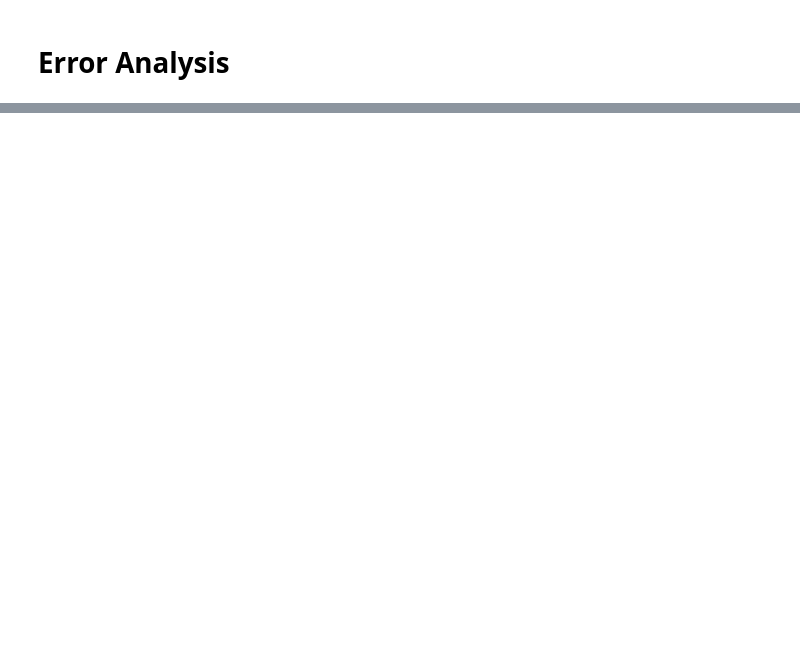
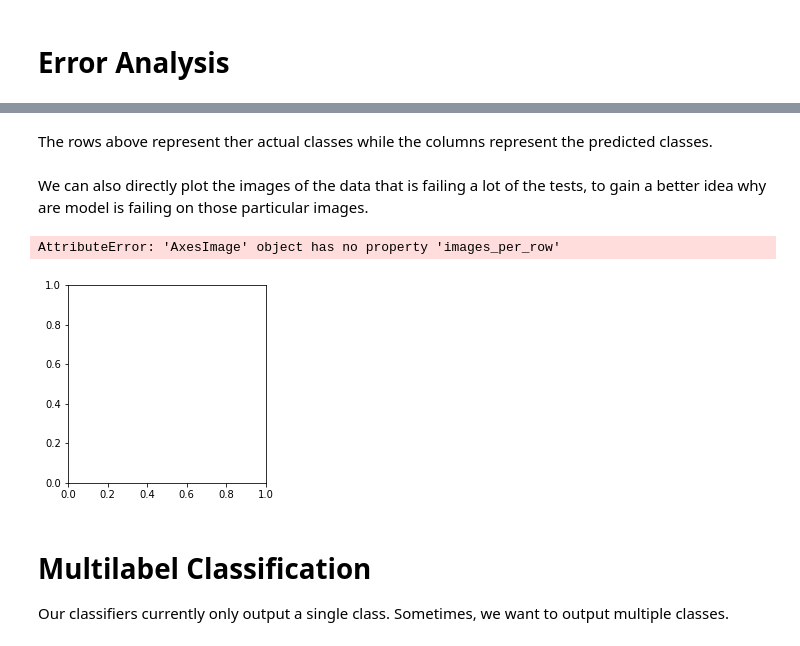
Before and after one commit to alexandreLamarre/Digit-recognition-CNN, a Jupyter notebook: digitsCNN.ipynb, the cells around one changed output, grey strips where cells are left out. Cells and saved outputs as stored; diff of their text form; code cells hidden in the pictures; blank space fills up the shorter version.

Commit message:
Error analysis

```diff
--- a/digitsCNN.ipynb
+++ b/digitsCNN.ipynb
@@ -297,0 +336,38 @@ array([0.87365, 0.85835, 0.8689 ])
+# %% [markdown]
+The rows above represent ther actual classes while the columns represent the predicted classes.
+# %% [markdown]
+We can also directly plot the images of the data that is failing a lot of the tests, to gain a better idea why are model is failing on those particular images.
+# %%
+def plot_digits(instances, images_per_row=10, **options):
+    size = 28
+    images_per_row = min(len(instances), images_per_row)
+    images = [instance.reshape(size,size) for instance in instances]
+    n_rows = (len(instances) - 1) // images_per_row + 1
+    row_images = []
+    n_empty = n_rows * images_per_row - len(instances)
+    images.append(np.zeros((size, size * n_empty)))
+    for row in range(n_rows):
+        rimages = images[row * images_per_row : (row + 1) * images_per_row]
+        row_images.append(np.concatenate(rimages, axis=1))
+    image = np.concatenate(row_images, axis=0)
+    plt.imshow(image, cmap = matplotlib.cm.binary, **options)
+    plt.axis("off")
+
+cl_a,cl_b = 3,5
+X_aa = X_train[(y_train == cl_a) & (y_train_pred == cl_a)]
+X_ab = X_train[(y_train == cl_a) & (y_train_pred == cl_b)]
+X_ba = X_train[(y_train == cl_b) & (y_train_pred == cl_a)]
+X_bb = X_train[(y_train == cl_b) & (y_train_pred == cl_b)]
+plt.figure(figsize=(8,8))
+plt.subplot(221); plot_digits(X_aa[:25], images_per_row = 5)
+plt.subplot(222); plot(X_ab[:25], images_per_row = 5)
+plt.subplot(223); plt.imshow(X_ba[:25], images_per_row = 5)
+plt.subplot(224); plt.imshow(X_bb[:25], images_per_row = 5)
+plt.show()
+# %% [output]
+AttributeError: 'AxesImage' object has no property 'images_per_row'
+[figure, added]
+# %% [markdown]
+# Multilabel Classification
+
+Our classifiers currently only output a single class. Sometimes, we want to output multiple classes.
```
Also changed, not shown: parts of 4 cells of this notebook.
